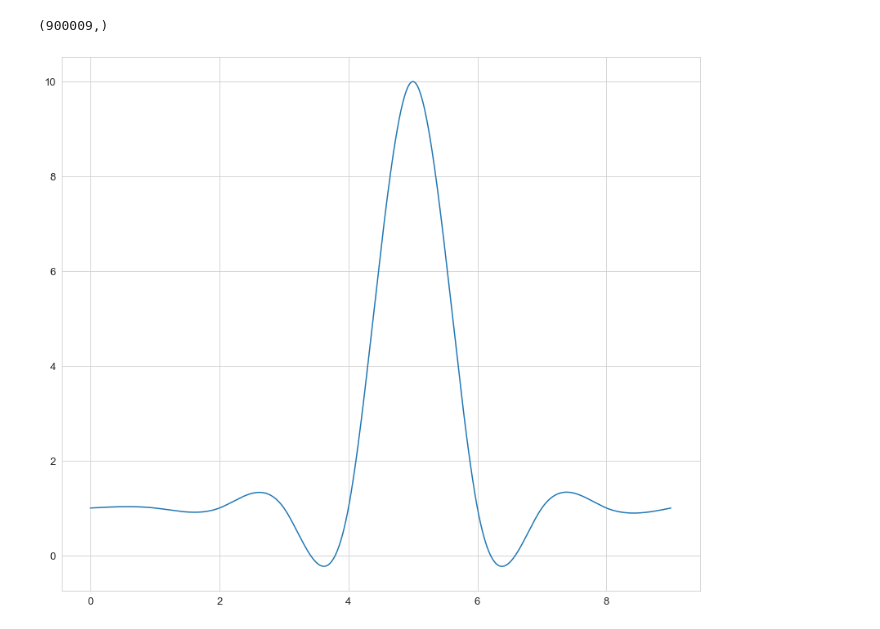
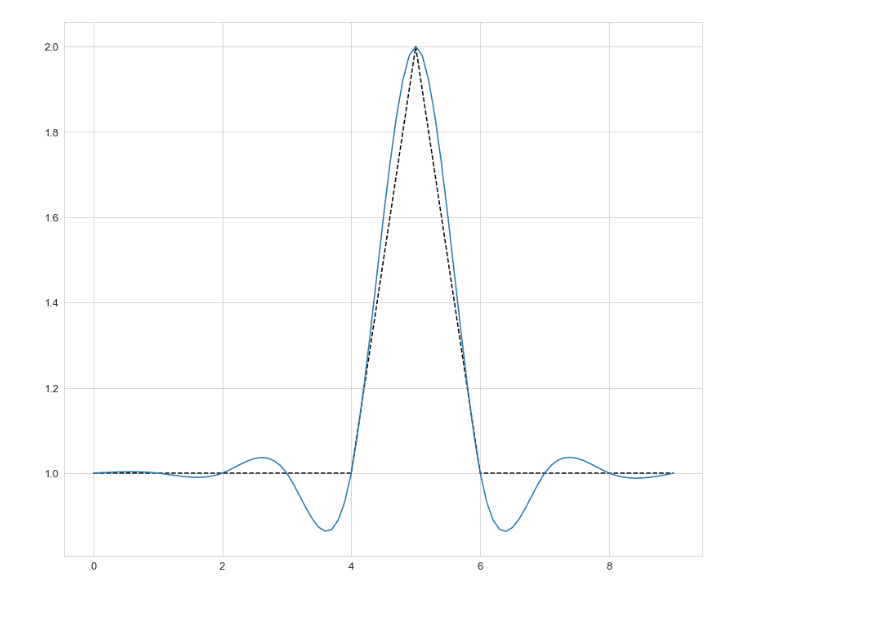
Before and after one commit to ScRiB2/information_about_AI, a Jupyter notebook: SplainUnique.ipynb, the cells around one changed output. Saved outputs shown, nothing was run; the diff lists cells and outputs as text; code cells hidden in the pictures.

```diff
--- a/SplainUnique.ipynb
+++ b/SplainUnique.ipynb
@@ -21,10 +21,9 @@ def koefSplain(h, u, d, Deriv,n, boundary):
     for i in range(0,n):
         A.append([])
         for j in range(0,n):
-            A[i].append([-100])
-    #TODO: проверить правильность коэффициентов
-    if (n >= 5):
-        for i in range(1, n-2):
+            A[i].append(0)
+    if (n >= 4):
+        for i in range(2, n-2):
             A[i][i-1] = h[i]
             A[i][i]=2*(h[i]+h[i+1])
             A[i][i+1]=h[i]
@@ -56,13 +55,14 @@ def Progon(A,n):
     alfa = []
     beta = []
     C = []
-    for i in range(0,n):
+    for i in range(n - 1):
         alfa.append(-100)
         beta.append(-100)
         C.append(-100)
+    C.append(-100)
     alfa[1]= -A[1][2]/A[1][1]
     beta[1]= A[1][n-1]/A[1][1]
-    if (n > 5):
+    if (n >= 4):
         for i in range(2, n-2):
             alfa[i]=-A[i][i+1]/(A[i][i-1]*alfa[i-1]+A[i][i])
             beta[i]=(A[i][n-1]-A[i][i-1]*beta[i-1])/(A[i][i-1]*alfa[i-1]+A[i][i])
@@ -101,52 +101,44 @@ def Splain(x,y, Deriv, boundary = 1):
         C[n-1]=3*(Deriv[1]-d[n-2])/h[n-2]-C1[n-2]/2
     elif(boundary == 2):
         C[0]=3*(d[0]-Deriv[0])/h[0]-C1[1]/2
-#     print("C")
-#     print(C)
     # матрица коэффициентов
     g = []
     for i in range(n-1):
         g.append([])
         for j in range(4):
             g[i].append([-100])
 
     for i in range(len(x)-1):
         g[i][0]=(C[i+1]-C[i])/(6*h[i])
         g[i][1]=C[i]/2
         g[i][2]=d[i]-h[i]*(2*C[i]+C[i+1])/6
         g[i][3]=y[i]
 #     print("g")
-    for i in range(n-1):
-        pass
+#     for i in range(n-1):
 #         print(g[i])
     new_all_x = np.array([])
     new_all_y = np.array([])
     for i in range(n-1):
-        new_x = np.arange(x[i], x[i+1]+0.00001, 0.00001)
+        new_x = np.arange(x[i], x[i+1]+0.1, 0.1)
         new_y = np.polyval(g[i][:], new_x-x[i])
         new_all_x = np.hstack([new_all_x, new_x])
-
         new_all_y = np.hstack([new_all_y, new_y])
-#         print(new_y)
-#         plt.plot(new_x,new_y)
     plt.plot(new_all_x, new_all_y)
-    print(new_all_x.shape)
 
 
-a = -3
-b = 3
-n = 100
+a = -2
+b = 2
+n = 5
 x = np.linspace(a, b, n)
 y = x ** 3
 x = [i for i in range(10)]
 y = [1 for i in range(9)]
-y.insert(5, 10)
+y.insert(5, 2)
 
-A = 0
-B = 0
-# plt.plot(x, y, color='black', linestyle='dashed')
+A = 10
+B = 10
+plt.plot(x, y, color='black', linestyle='dashed')
 # plt.ylim(0, 2)
-Splain(x, y,[A,B],0)
+Splain(x, y,[A,B],1)
 # %% [output]
-(900009,)
-[figure, old version]
+[figure, new version]
```
